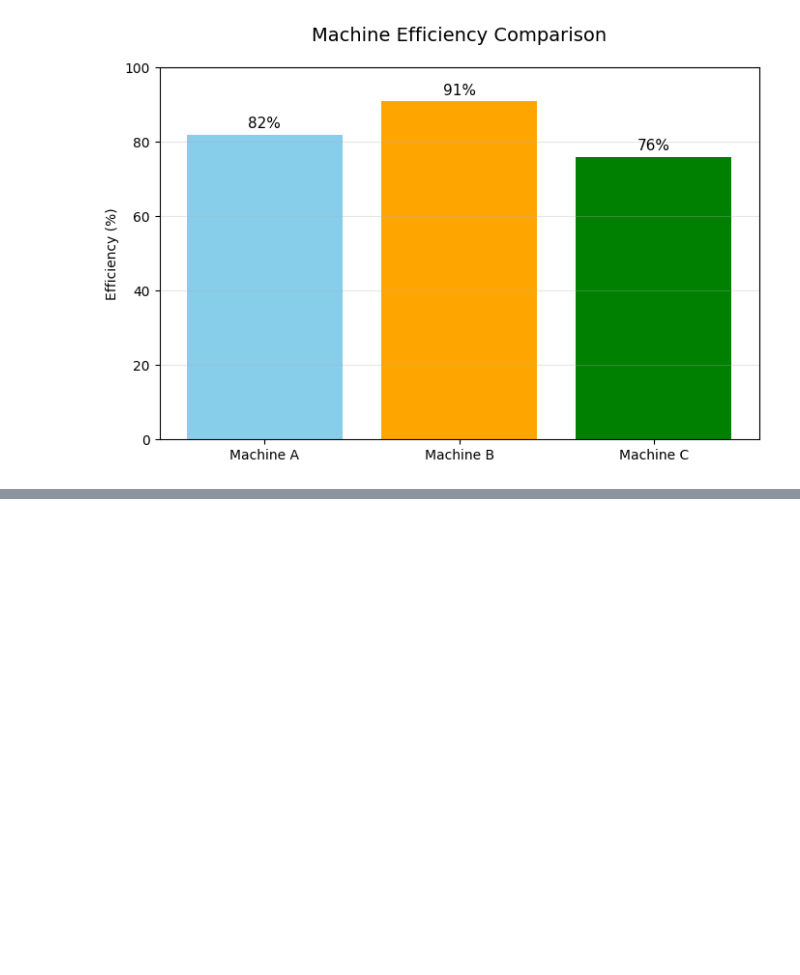
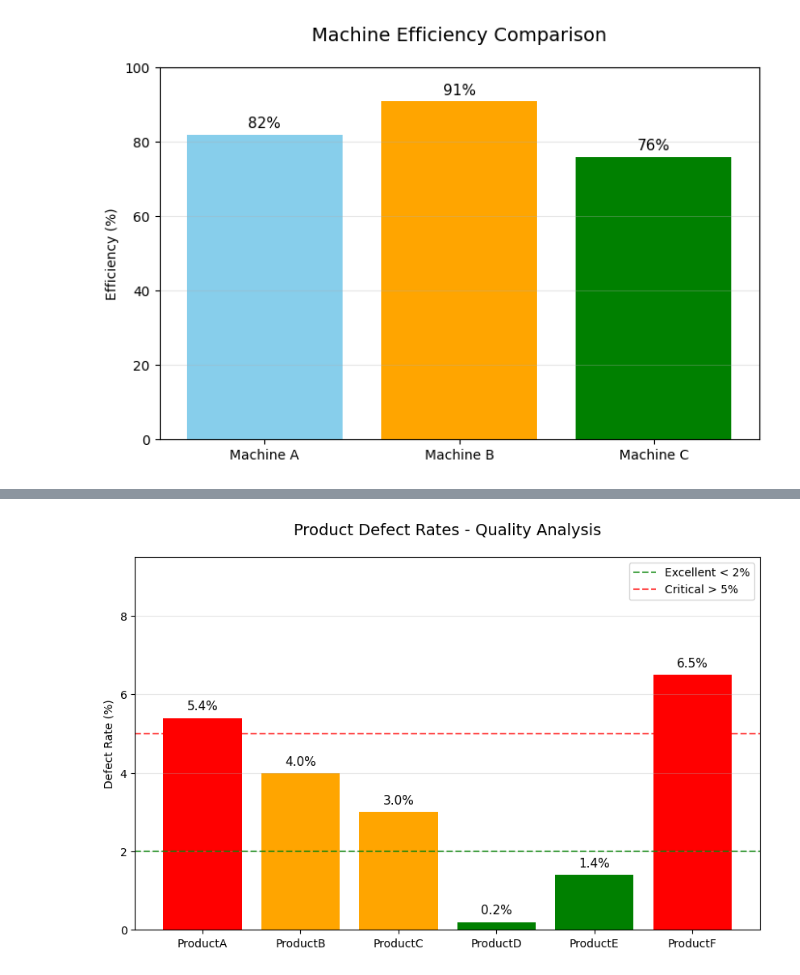
Before and after one commit to VeliCanDCFL/jupyter-practice, a Jupyter notebook: my_first_notebook.ipynb, the cells around one changed output, grey strips where cells are left out. Drawn from its saved outputs; the diff is of its cells as text; code cells hidden in the pictures; blank space fills up the shorter version.

```diff
--- a/my_first_notebook.ipynb
+++ b/my_first_notebook.ipynb
@@ -54,0 +231,25 @@ plt.show()
+# %%
+# ==================== Visualization ====================
+
+products: List[str] = list(product_data.keys())
+defect_rates: List[float] = [info["defect_rate"] for info in product_data.values()]
+
+plt.figure(figsize=(10, 6))
+bars = plt.bar(products, defect_rates, color=['red' if x > 5 else 'orange' if x > 2 else 'green' for x in defect_rates])
+
+# Add value labels on bars
+for bar in bars:
+    height = bar.get_height()
+    plt.text(bar.get_x() + bar.get_width()/2, height + 0.2,
+             f'{height:.1f}%', ha='center', fontsize=11)
+
+plt.title('Product Defect Rates - Quality Analysis', fontsize=14, pad=20)
+plt.ylabel('Defect Rate (%)')
+plt.ylim(0, max(defect_rates) + 3)
+plt.axhline(y=2, color='green', linestyle='--', alpha=0.7, label='Excellent < 2%')
+plt.axhline(y=5, color='red', linestyle='--', alpha=0.7, label='Critical > 5%')
+plt.legend()
+plt.grid(axis='y', alpha=0.3)
+plt.show()
+# %% [output]
+[figure, added]
```
Also changed, not shown: parts of 6 cells of this notebook.
